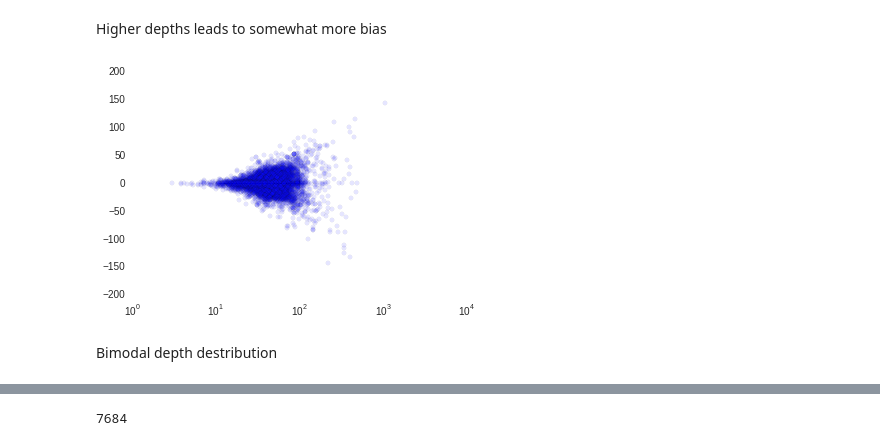
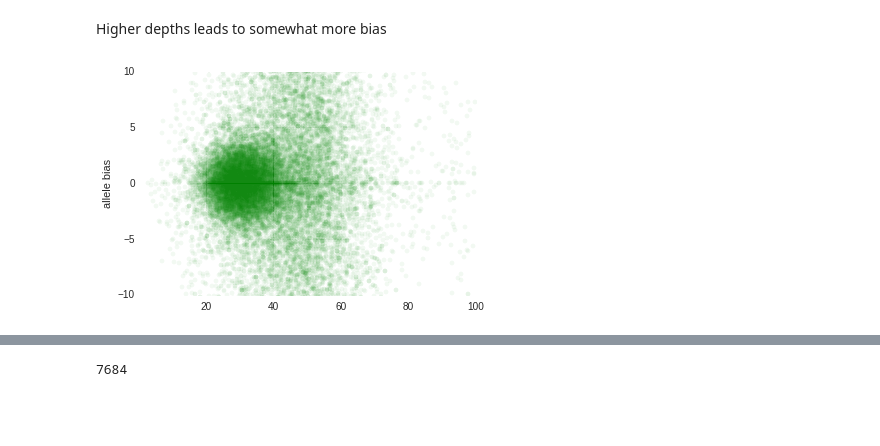
Before and after one commit to rwaples/RAD_allele_coverage, a Jupyter notebook: notebooks/chum allele depth.ipynb, the cells around one changed output, grey strips where cells are left out. Drawn from its saved outputs; the diff is of its cells as text; code cells hidden in the pictures; blank space fills up the shorter version.

Commit message:
update chum figures

```diff
--- a/notebooks/chum allele depth.ipynb
+++ b/notebooks/chum allele depth.ipynb
@@ -126,10 +149,11 @@ plt.show()
 # %% [markdown]
 Higher depths leads to somewhat more bias
 # %%
-plt.scatter(depths['depth_per_het'], depths['z'], alpha = .1)
-plt.xscale('log')
+plt.scatter(depths['depth_per_het'], depths['z'], alpha = .05, color = 'green')
+plt.ylabel('allele bias')
+#plt.xscale('log')
+plt.xlim(1, 100)
+plt.ylim(-10, 10)
 plt.show()
 # %% [output]
-[figure, old version]
+[figure, new version]
-# %% [markdown]
-Bimodal depth destribution
```
Also changed, not shown: parts of 12 cells of this notebook, 2 other files.
